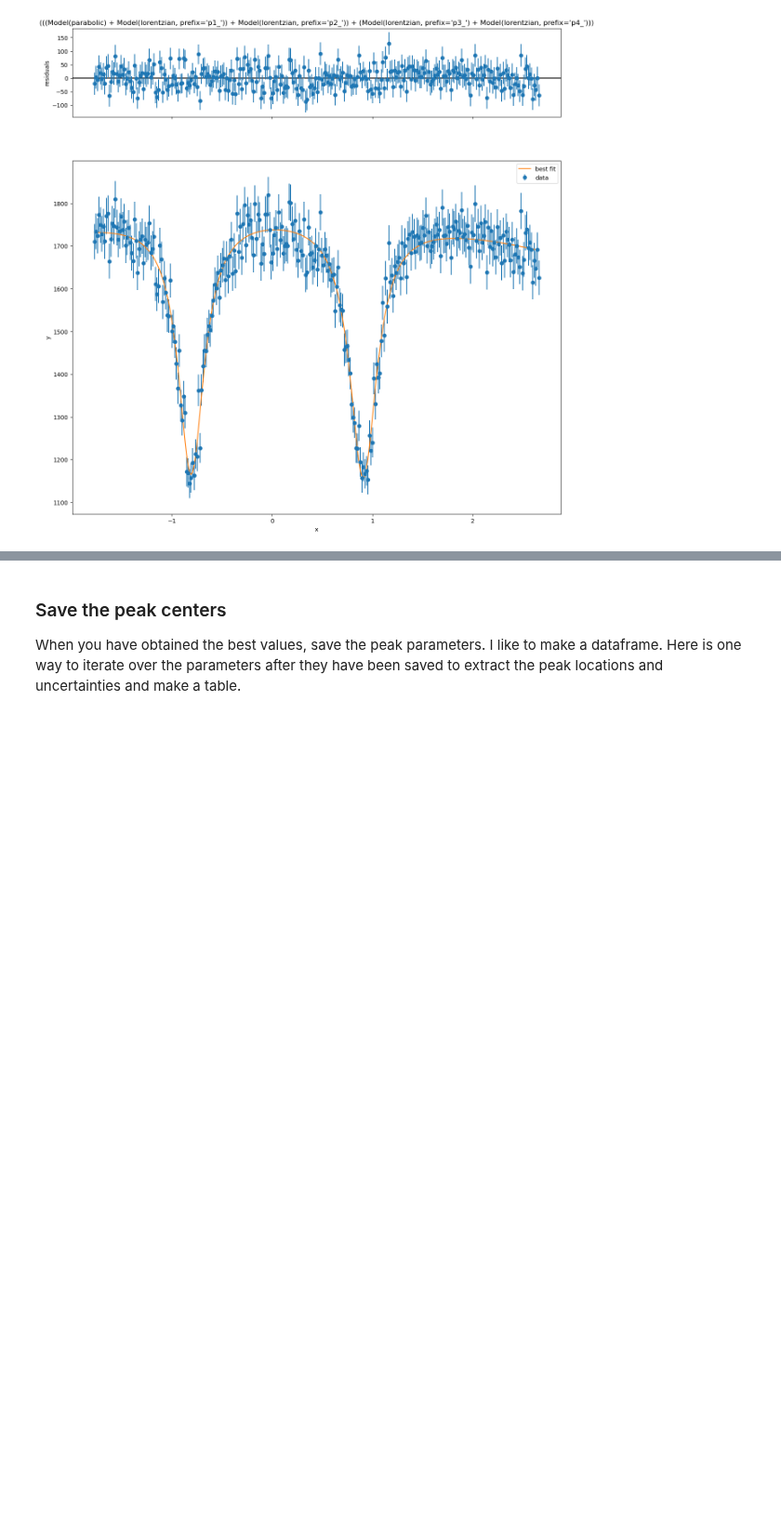
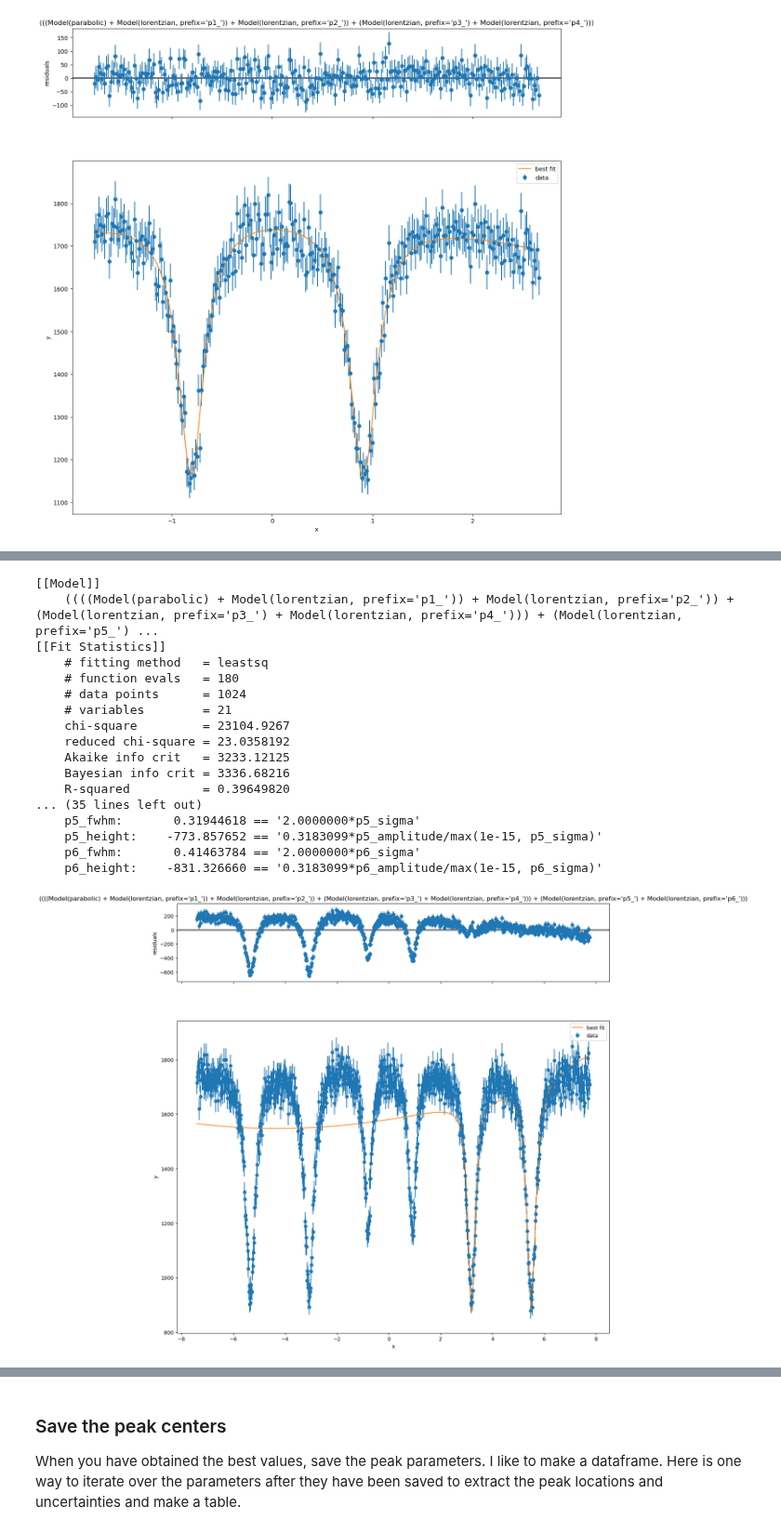
Before and after one commit to nattitanic/phys431, a Jupyter notebook: mossbauer-spectroscopy-main/Mossbauer Full Analysis (Template).ipynb, the cells around one changed output, grey strips where cells are left out. Shown at 93% size. Drawn from its saved outputs; the diff is of its cells as text; code cells hidden in the pictures; blank space fills up the shorter version.

```diff
--- a/mossbauer-spectroscopy-main/Mossbauer Full Analysis (Template).ipynb
+++ b/mossbauer-spectroscopy-main/Mossbauer Full Analysis (Template).ipynb
@@ -386,0 +390,29 @@ Index = list(range(680,len(Fe)))
+# %%
+Index = list(range(0,len(Fe)))
+
+model_fit = model.fit(Fe['Counts'][Index], params, x=Fe['velocity'], weights=1/np.sqrt(Fe['Counts'][Index]))
+
+print(model_fit.fit_report(show_correl=False))
+
+
+myfig=plt.figure(figsize=(15,15))
+model_fit.plot(fig=myfig)
+# %% [output]
+[[Model]]
+    ((((Model(parabolic) + Model(lorentzian, prefix='p1_')) + Model(lorentzian, prefix='p2_')) + (Model(lorentzian, prefix='p3_') + Model(lorentzian, prefix='p4_'))) + (Model(lorentzian, prefix='p5_') ...
+[[Fit Statistics]]
+    # fitting method   = leastsq
+    # function evals   = 180
+    # data points      = 1024
+    # variables        = 21
+    chi-square         = 23104.9267
+    reduced chi-square = 23.0358192
+    Akaike info crit   = 3233.12125
+    Bayesian info crit = 3336.68216
+    R-squared          = 0.39649820
+... (35 lines left out)
+    p5_fwhm:       0.31944618 == '2.0000000*p5_sigma'
+    p5_height:    -773.857652 == '0.3183099*p5_amplitude/max(1e-15, p5_sigma)'
+    p6_fwhm:       0.41463784 == '2.0000000*p6_sigma'
+    p6_height:    -831.326660 == '0.3183099*p6_amplitude/max(1e-15, p6_sigma)'
+[figure, added]
```
Also changed, not shown: parts of 9 cells of this notebook.
